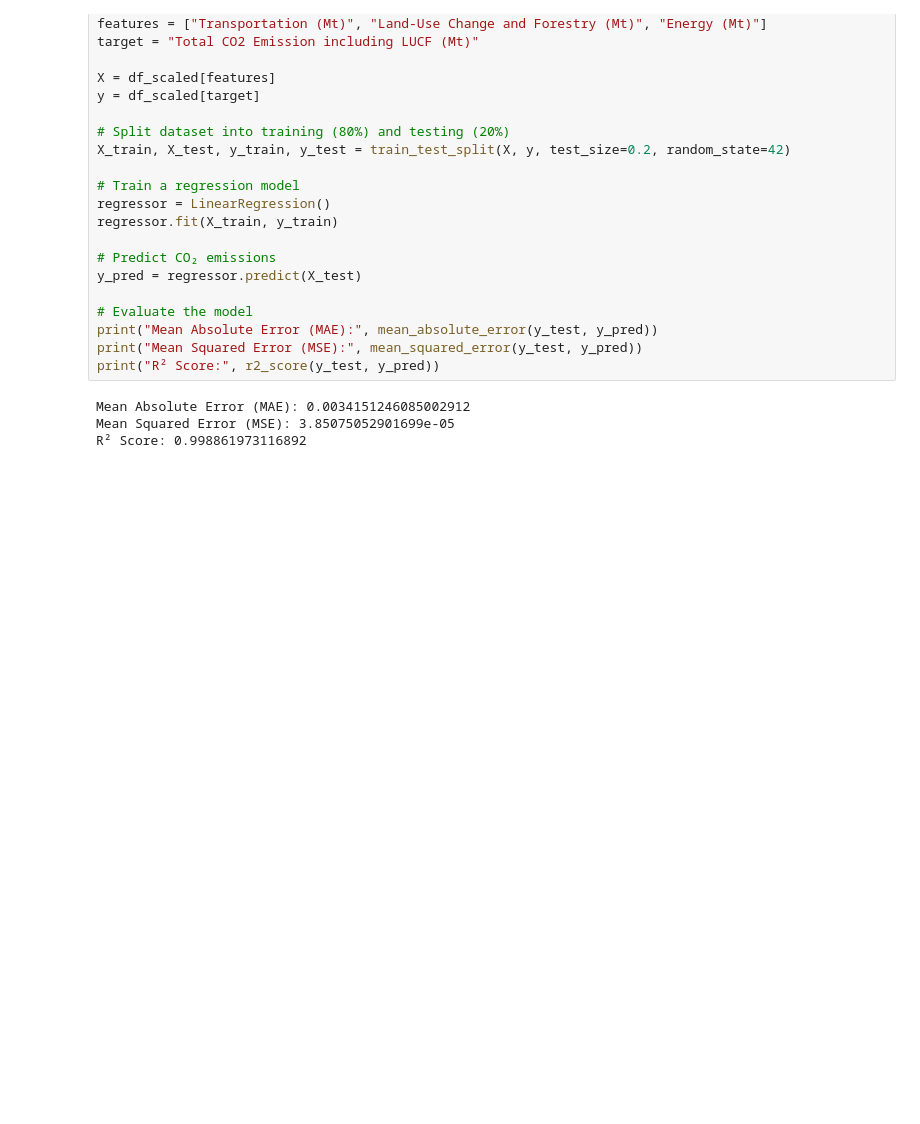
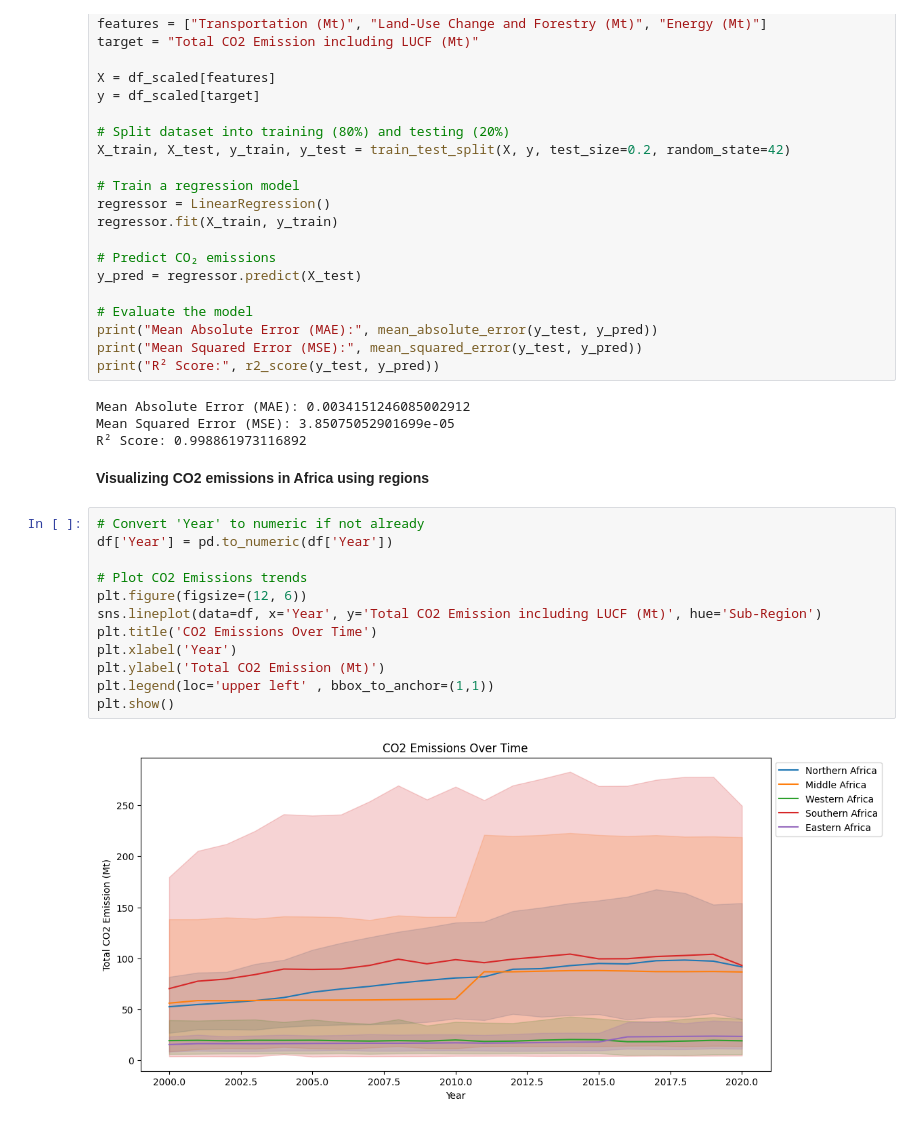
Before and after one commit to Ndegi-4/First_trial, a Jupyter notebook: carbon-emissions-data-analysis.ipynb, the cells around one changed output. Cells and saved outputs as stored; diff of their text form; blank space fills up the shorter version.

Commit message:
Kaggle Notebook | Carbon Emissions Data Analysis | Version 3

```diff
--- a/carbon-emissions-data-analysis.ipynb
+++ b/carbon-emissions-data-analysis.ipynb
@@ -232,3 +232,19 @@ print("R² Score:", r2_score(y_test, y_pred))
 Mean Absolute Error (MAE): 0.0034151246085002912
 Mean Squared Error (MSE): 3.85075052901699e-05
 R² Score: 0.998861973116892
+# %% [markdown]
+**Visualizing CO2 emissions in Africa using regions**
+# %%
+# Convert 'Year' to numeric if not already
+df['Year'] = pd.to_numeric(df['Year'])
+
+# Plot CO2 Emissions trends
+plt.figure(figsize=(12, 6))
+sns.lineplot(data=df, x='Year', y='Total CO2 Emission including LUCF (Mt)', hue='Sub-Region')
+plt.title('CO2 Emissions Over Time')
+plt.xlabel('Year')
+plt.ylabel('Total CO2 Emission (Mt)')
+plt.legend(loc='upper left' , bbox_to_anchor=(1,1))
+plt.show()
+# %% [output]
+[figure, added]
```
Also changed, not shown: parts of 3 cells of this notebook.
